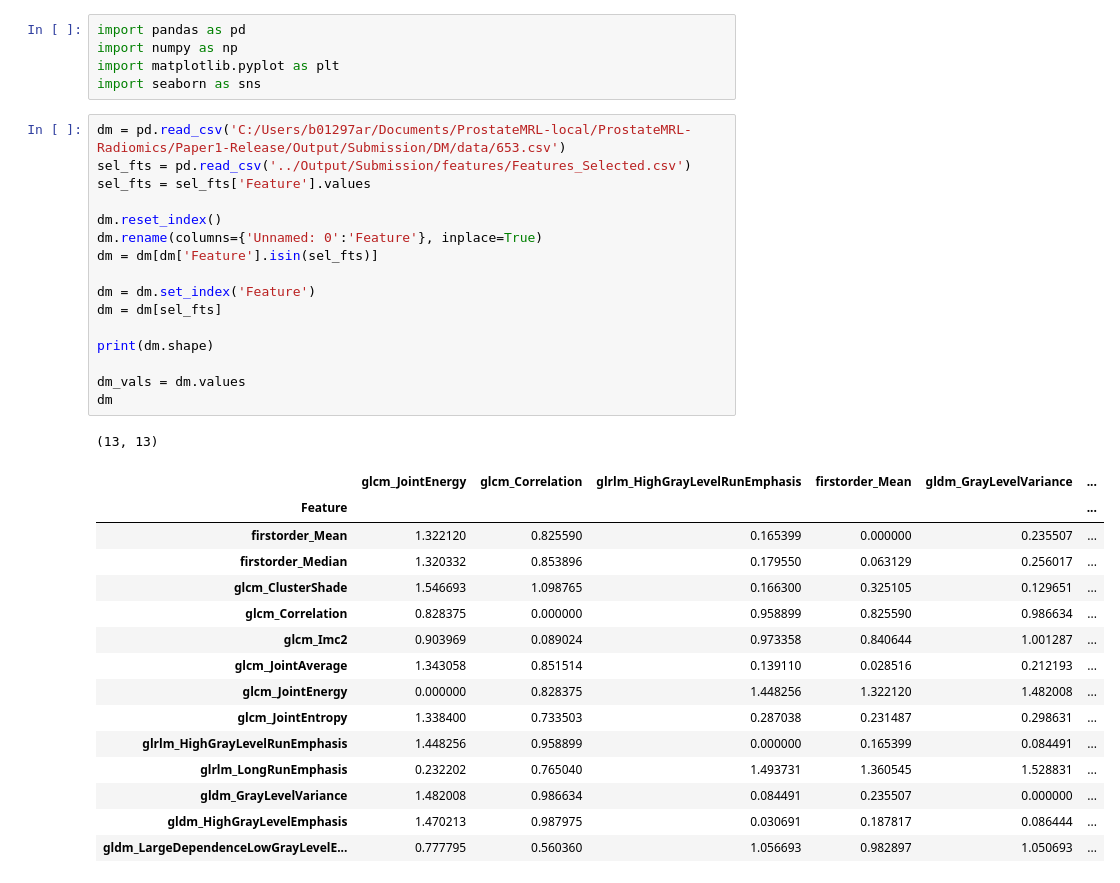
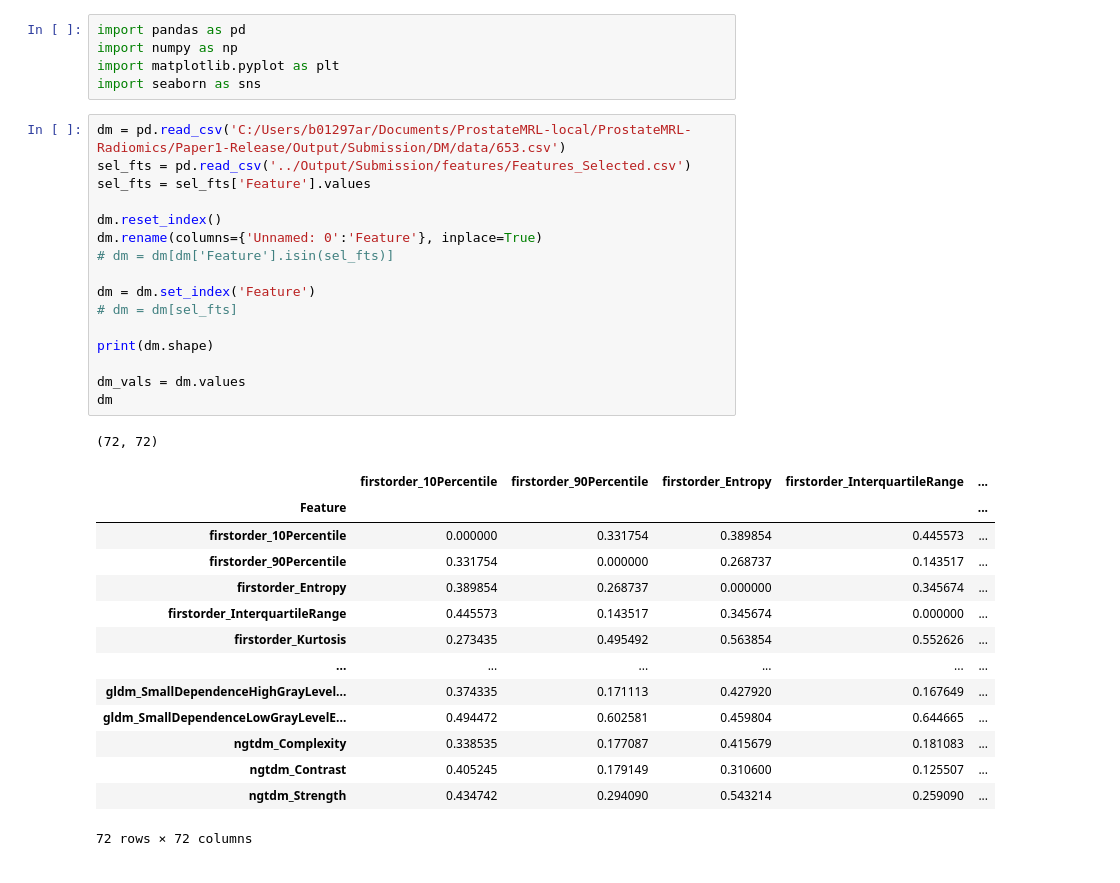
Before and after one commit to aaron-rankin/LongitudinalRadiomics-MRgRT, a Jupyter notebook: SubmissionVisuals/Heatmap-ED.ipynb, the cells around one changed output. Drawn from its saved outputs; the diff is of its cells as text.

```diff
--- a/SubmissionVisuals/Heatmap-ED.ipynb
+++ b/SubmissionVisuals/Heatmap-ED.ipynb
@@ -6,35 +6,34 @@ import seaborn as sns
 # %%
 dm = pd.read_csv('C:/Users/b01297ar/Documents/ProstateMRL-local/ProstateMRL-Radiomics/Paper1-Release/Output/Submission/DM/data/653.csv')
 sel_fts = pd.read_csv('../Output/Submission/features/Features_Selected.csv')
 sel_fts = sel_fts['Feature'].values
 
 dm.reset_index()
 dm.rename(columns={'Unnamed: 0':'Feature'}, inplace=True)
-dm = dm[dm['Feature'].isin(sel_fts)]
+# dm = dm[dm['Feature'].isin(sel_fts)]
 
 dm = dm.set_index('Feature')
-dm = dm[sel_fts]
+# dm = dm[sel_fts]
 
 print(dm.shape)
 
 dm_vals = dm.values
 dm
 # %% [output]
-(13, 13)
+(72, 72)
-|  | glcm_JointEnergy | glcm_Correlation | glrlm_HighGrayLevelRunEmphasis | firstorder_Mean | gldm_GrayLevelVariance | ... |
-| Feature |  |  |  |  |  | ... |
-| firstorder_Mean | 1.322120 | 0.825590 | 0.165399 | 0.000000 | 0.235507 | ... |
-| firstorder_Median | 1.320332 | 0.853896 | 0.179550 | 0.063129 | 0.256017 | ... |
-| glcm_ClusterShade | 1.546693 | 1.098765 | 0.166300 | 0.325105 | 0.129651 | ... |
-| glcm_Correlation | 0.828375 | 0.000000 | 0.958899 | 0.825590 | 0.986634 | ... |
-| glcm_Imc2 | 0.903969 | 0.089024 | 0.973358 | 0.840644 | 1.001287 | ... |
-| glcm_JointAverage | 1.343058 | 0.851514 | 0.139110 | 0.028516 | 0.212193 | ... |
-| glcm_JointEnergy | 0.000000 | 0.828375 | 1.448256 | 1.322120 | 1.482008 | ... |
-| glcm_JointEntropy | 1.338400 | 0.733503 | 0.287038 | 0.231487 | 0.298631 | ... |
-| glrlm_HighGrayLevelRunEmphasis | 1.448256 | 0.958899 | 0.000000 | 0.165399 | 0.084491 | ... |
-| glrlm_LongRunEmphasis | 0.232202 | 0.765040 | 1.493731 | 1.360545 | 1.528831 | ... |
-| gldm_GrayLevelVariance | 1.482008 | 0.986634 | 0.084491 | 0.235507 | 0.000000 | ... |
-| gldm_HighGrayLevelEmphasis | 1.470213 | 0.987975 | 0.030691 | 0.187817 | 0.086444 | ... |
-| gldm_LargeDependenceLowGrayLevelE... | 0.777795 | 0.560360 | 1.056693 | 0.982897 | 1.050693 | ... |
+|  | firstorder_10Percentile | firstorder_90Percentile | firstorder_Entropy | firstorder_InterquartileRange | ... |
+| Feature |  |  |  |  | ... |
+| firstorder_10Percentile | 0.000000 | 0.331754 | 0.389854 | 0.445573 | ... |
+| firstorder_90Percentile | 0.331754 | 0.000000 | 0.268737 | 0.143517 | ... |
+| firstorder_Entropy | 0.389854 | 0.268737 | 0.000000 | 0.345674 | ... |
+| firstorder_InterquartileRange | 0.445573 | 0.143517 | 0.345674 | 0.000000 | ... |
+| firstorder_Kurtosis | 0.273435 | 0.495492 | 0.563854 | 0.552626 | ... |
+| ... | ... | ... | ... | ... | ... |
+| gldm_SmallDependenceHighGrayLevel... | 0.374335 | 0.171113 | 0.427920 | 0.167649 | ... |
+| gldm_SmallDependenceLowGrayLevelE... | 0.494472 | 0.602581 | 0.459804 | 0.644665 | ... |
+| ngtdm_Complexity | 0.338535 | 0.177087 | 0.415679 | 0.181083 | ... |
+| ngtdm_Contrast | 0.405245 | 0.179149 | 0.310600 | 0.125507 | ... |
+| ngtdm_Strength | 0.434742 | 0.294090 | 0.543214 | 0.259090 | ... |
+72 rows × 72 columns
 # %%
 # plot the heatmap
```
Also changed, not shown: parts of 1 cell of this notebook, 5 other files.
